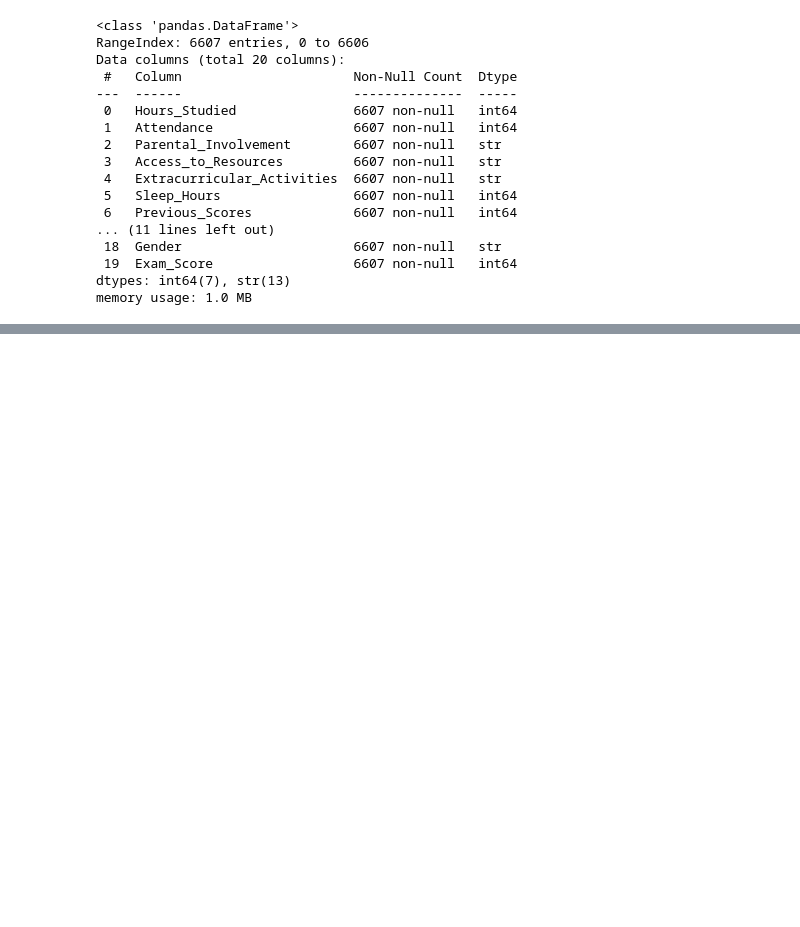
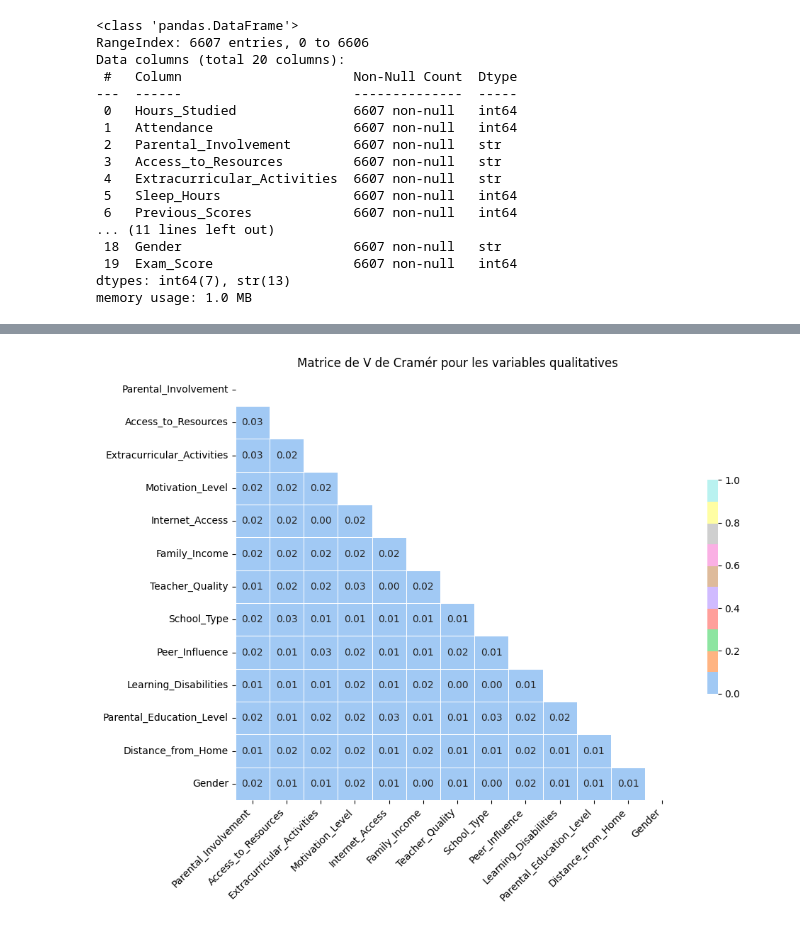
Before and after one commit to Isahrv/projet_svm, a Jupyter notebook: code.ipynb, the cells around one changed output, grey strips where cells are left out. Drawn from its saved outputs; the diff is of its cells as text; code cells hidden in the pictures; blank space fills up the shorter version.

```diff
--- a/code.ipynb
+++ b/code.ipynb
@@ -42,0 +252,49 @@ On constate la présence de valeurs manquantes dans Teacher_Quality, Parental_Ed
+# %%
+# Matrice de V de Cramer sous forme de heatmap
+
+# Création de la matrice de V de Cramer
+def cramers_v(x, y):
+    contingency_table = pd.crosstab(x, y)
+    chi2 = chi2_contingency(contingency_table)[0]
+    n = contingency_table.sum().sum()
+    r, k = contingency_table.shape
+
+    return np.sqrt(chi2 / (n * (min(r-1, k-1))))
+
+cramer_matrix = pd.DataFrame(
+    np.zeros((len(cat_cols), len(cat_cols))),
+    index=cat_cols,
+    columns=cat_cols
+)
+
+for col1 in cat_cols:
+    for col2 in cat_cols:
+        cramer_matrix.loc[col1, col2] = cramers_v(df[col1], df[col2])
+
+## Figure et Heatmap
+### Masque pour le triangle supérieur
+mask = np.triu(np.ones_like(cramer_matrix, dtype=bool))
+
+### Affichage
+plt.figure(figsize=(10, 8))
+sns.heatmap(
+    cramer_matrix.astype(float),
+    mask=mask,
+    cmap=palette,
+    vmin=0,
+    vmax=1,
+    center=0.5,
+    annot=True,
+    fmt=".2f",
+    linewidths=.5,
+    cbar_kws={"shrink": 0.5},
+    annot_kws={"size": 10}
+)
+
+plt.title("Matrice de V de Cramér pour les variables qualitatives")
+plt.xticks(rotation=45, ha="right")
+plt.yticks(rotation=0)
+plt.tight_layout()
+plt.show()
+# %% [output]
+[figure, added]
```
Also changed, not shown: parts of 35 cells of this notebook, 2 other files.
